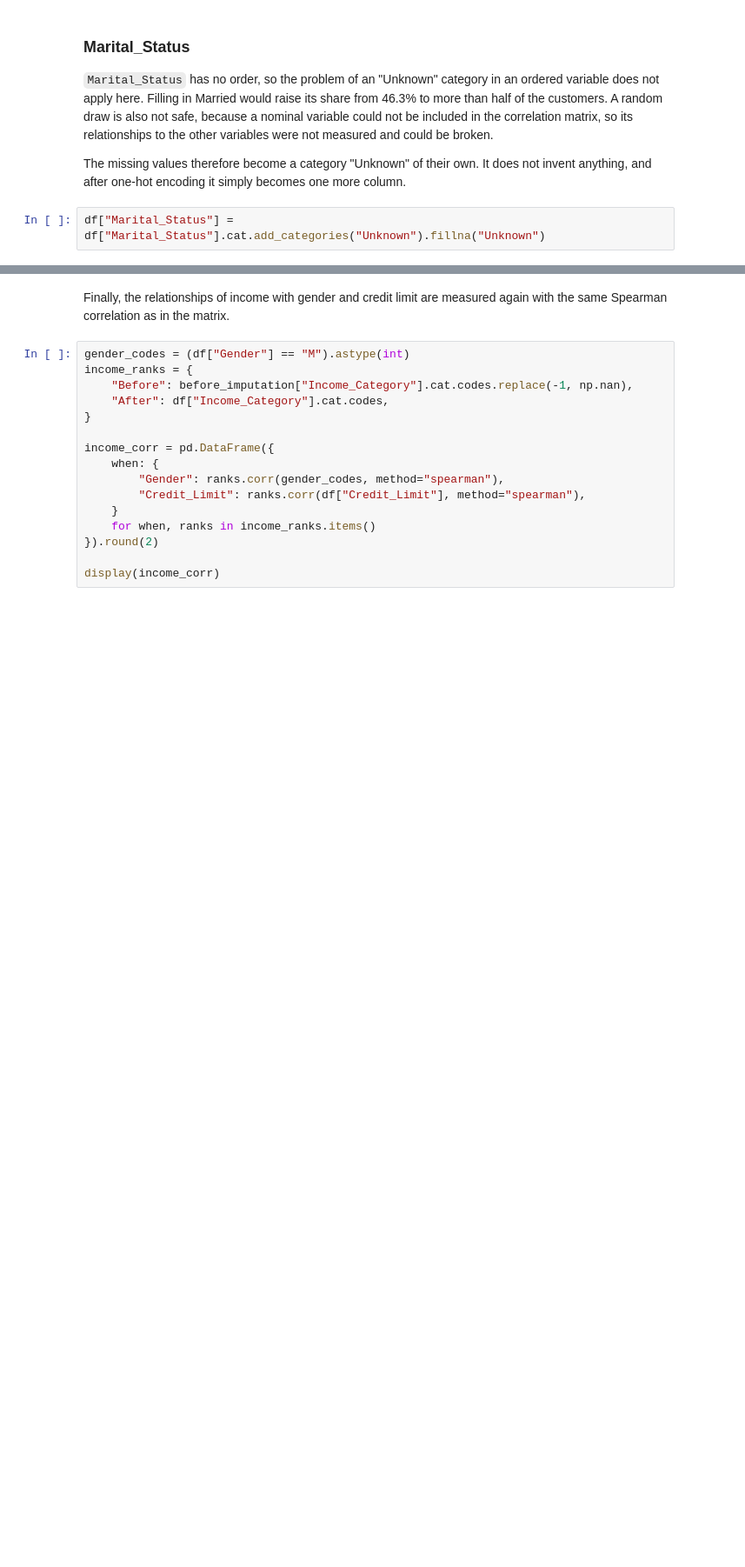
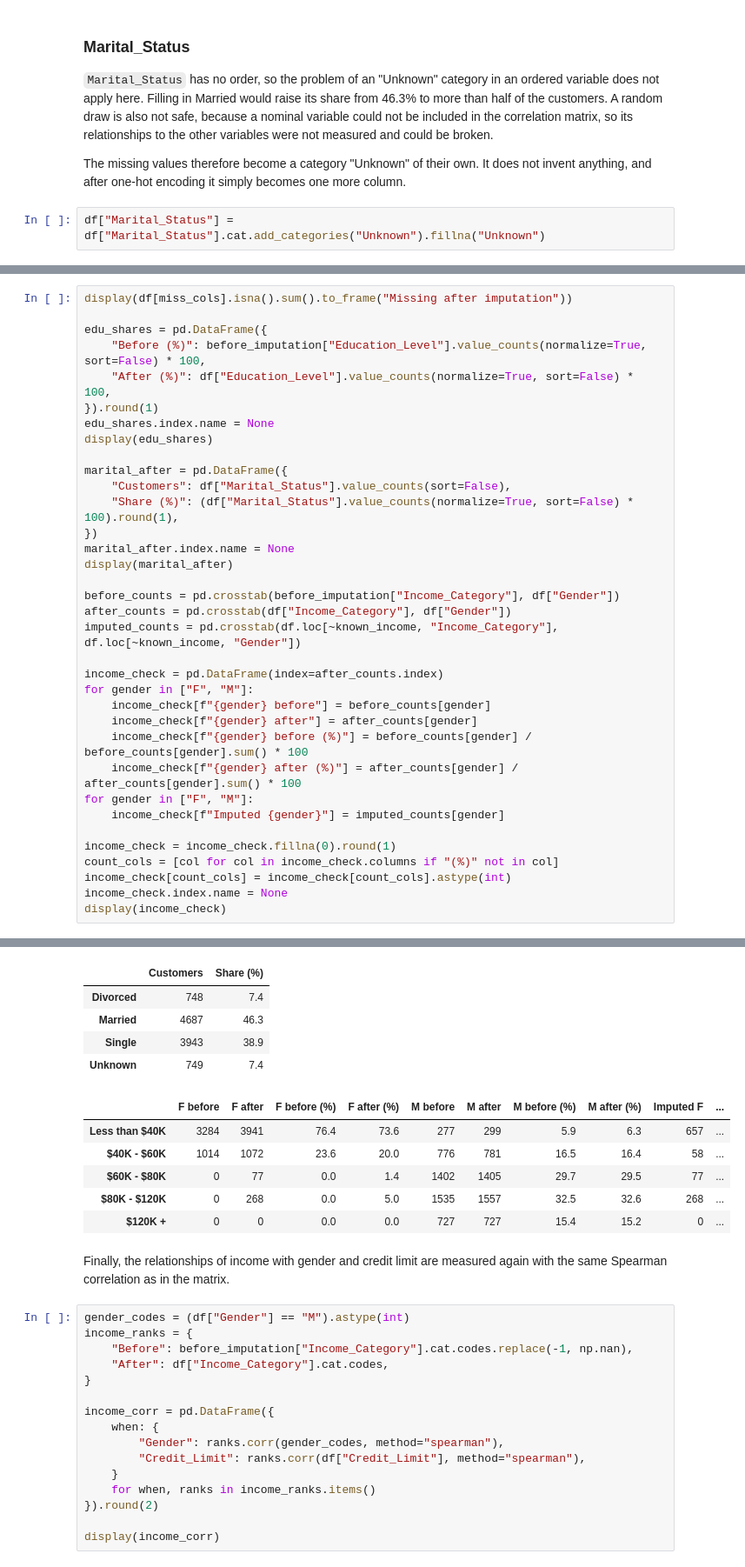
Before and after one commit to d3m1d0s/FoML_projects, a Jupyter notebook: project_1/bankchurners_eda_clustering.ipynb, the cells around one changed output, grey strips where cells are left out. Shown at 87% size. Drawn from its saved outputs; the diff is of its cells as text; blank space fills up the shorter version.

```diff
--- a/project_1/bankchurners_eda_clustering.ipynb
+++ b/project_1/bankchurners_eda_clustering.ipynb
@@ -1026,0 +1004,36 @@ display(income_table.fillna({"Imputed F": 0, "Imputed M": 0}).astype({"Imputed F
+# %%
+display(df[miss_cols].isna().sum().to_frame("Missing after imputation"))
+
+edu_shares = pd.DataFrame({
+    "Before (%)": before_imputation["Education_Level"].value_counts(normalize=True, sort=False) * 100,
+    "After (%)": df["Education_Level"].value_counts(normalize=True, sort=False) * 100,
+}).round(1)
+edu_shares.index.name = None
+display(edu_shares)
+
+marital_after = pd.DataFrame({
+    "Customers": df["Marital_Status"].value_counts(sort=False),
+    "Share (%)": (df["Marital_Status"].value_counts(normalize=True, sort=False) * 100).round(1),
+})
+marital_after.index.name = None
+display(marital_after)
+
+before_counts = pd.crosstab(before_imputation["Income_Category"], df["Gender"])
+after_counts = pd.crosstab(df["Income_Category"], df["Gender"])
+imputed_counts = pd.crosstab(df.loc[~known_income, "Income_Category"], df.loc[~known_income, "Gender"])
+
+income_check = pd.DataFrame(index=after_counts.index)
+for gender in ["F", "M"]:
+    income_check[f"{gender} before"] = before_counts[gender]
+    income_check[f"{gender} after"] = after_counts[gender]
+    income_check[f"{gender} before (%)"] = before_counts[gender] / before_counts[gender].sum() * 100
+    income_check[f"{gender} after (%)"] = after_counts[gender] / after_counts[gender].sum() * 100
+for gender in ["F", "M"]:
+    income_check[f"Imputed {gender}"] = imputed_counts[gender]
+
+income_check = income_check.fillna(0).round(1)
+count_cols = [col for col in income_check.columns if "(%)" not in col]
+income_check[count_cols] = income_check[count_cols].astype(int)
+income_check.index.name = None
+display(income_check)
+# %% [output]
@@ -1027,3 +1051,14 @@ display(income_table.fillna({"Imputed F": 0, "Imputed M": 0}).astype({"Imputed F
+|  | Customers | Share (%) |
+| Divorced | 748 | 7.4 |
+| Married | 4687 | 46.3 |
+| Single | 3943 | 38.9 |
+| Unknown | 749 | 7.4 |
+|  | F before | F after | F before (%) | F after (%) | M before | M after | M before (%) | M after (%) | Imputed F | ... |
+| Less than $40K | 3284 | 3941 | 76.4 | 73.6 | 277 | 299 | 5.9 | 6.3 | 657 | ... |
+| $40K - $60K | 1014 | 1072 | 23.6 | 20.0 | 776 | 781 | 16.5 | 16.4 | 58 | ... |
+| $60K - $80K | 0 | 77 | 0.0 | 1.4 | 1402 | 1405 | 29.7 | 29.5 | 77 | ... |
+| $80K - $120K | 0 | 268 | 0.0 | 5.0 | 1535 | 1557 | 32.5 | 32.6 | 268 | ... |
+| $120K + | 0 | 0 | 0.0 | 0.0 | 727 | 727 | 15.4 | 15.2 | 0 | ... |
 # %% [markdown]
 Finally, the relationships of income with gender and credit limit are measured again with the same Spearman correlation as in the matrix.
 # %%
```
Also changed, not shown: parts of 11 cells of this notebook.
